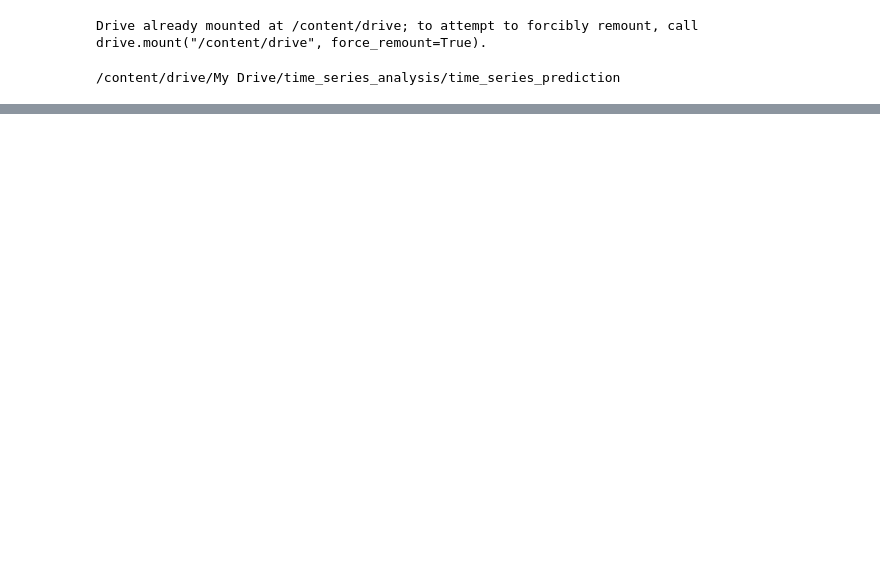
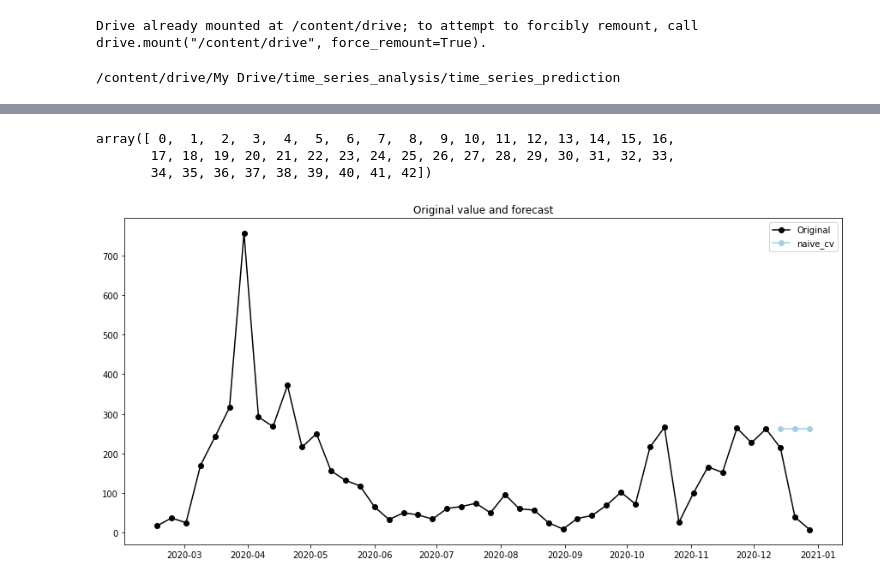
Before and after one commit to katarzynasornat/time_series_prediction, a Jupyter notebook: Master_exploration.ipynb, the cells around one changed output, grey strips where cells are left out. Drawn from its saved outputs; the diff is of its cells as text; code cells hidden in the pictures; blank space fills up the shorter version.

Commit message:
Cross validation for multiple scoring and linear regression try

```diff
--- a/Master_exploration.ipynb
+++ b/Master_exploration.ipynb
@@ -88,0 +105,7 @@ forecasts = {'naive_forecast': naive_forecast}
+# %%
+tscv = TimeSeriesSplit(n_splits=10, test_size = 3)
+cv_scores_multiple = cross_validate(model_naive, sales_df_combined_right.loc[2658].sales, sales_df_combined_right.loc[2658].sales,  cv=tscv,
+                            scoring=['neg_root_mean_squared_error'
+                            , 'neg_mean_absolute_error'
+                            , 'neg_mean_squared_log_error'
+                            , 'neg_mean_absolute_percentage_error'], n_jobs=1)
@@ -88,0 +130,14 @@ forecasts = {'naive_forecast': naive_forecast}
+# %%
+[i for i in tscv.split(sales_df_combined_right.loc[2658].sales)][9][0]
+# %% [output]
+array([ 0,  1,  2,  3,  4,  5,  6,  7,  8,  9, 10, 11, 12, 13, 14, 15, 16,
+       17, 18, 19, 20, 21, 22, 23, 24, 25, 26, 27, 28, 29, 30, 31, 32, 33,
+       34, 35, 36, 37, 38, 39, 40, 41, 42])
+# %%
+sales_df_combined_right.loc[2658].sales[[i for i in tscv.split(sales_df_combined_right.loc[2658].sales)][9][0]]
+naive_cv = {'naive_cv': model_naive.fit(sales_df_combined_right.loc[2658].sales[[i for i in tscv.split(sales_df_combined_right.loc[2658].sales)][9][0]]).predict(sales_df_combined_right.loc[2658].sales[[i for i in tscv.split(sales_df_combined_right.loc[2658].sales)][9][1]])}
+
+plotting.plot_original_and_forecasts(original_series = sales_df_combined_right.loc[2658].sales
+                                     , dict_with_forecasts = naive_cv)
+# %% [output]
+[figure, added]
```
Also changed, not shown: parts of 32 cells of this notebook, 2 other files.
